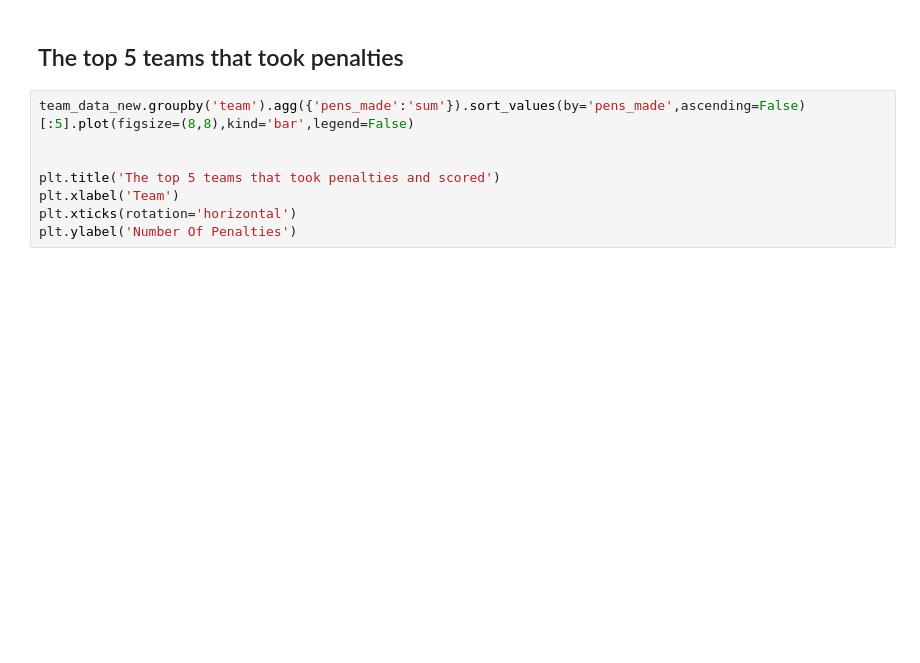
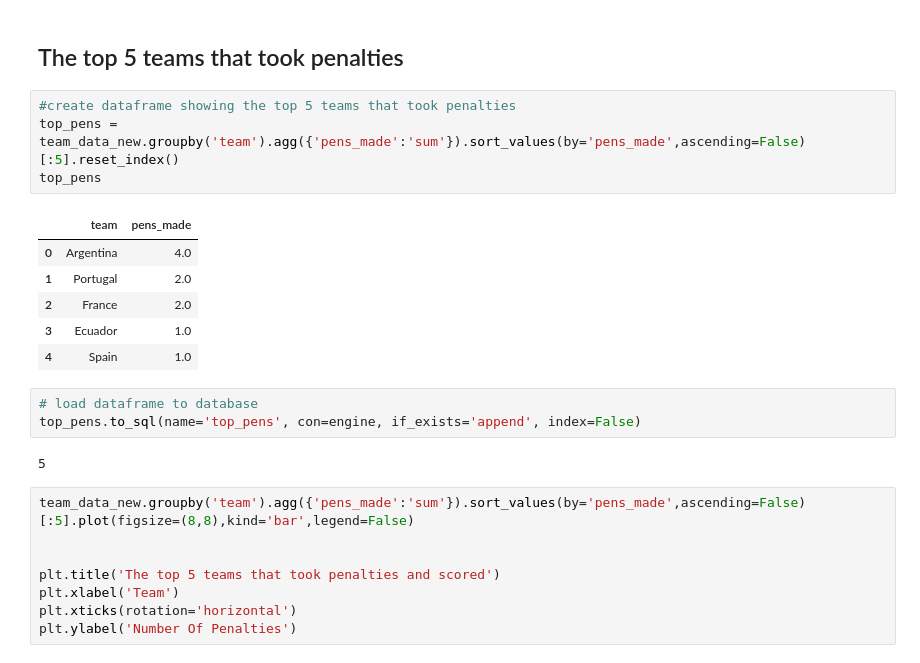
Before and after one commit to HJandu/ETL_Project_2, a Jupyter notebook: Fifa_project2.ipynb, the cells around one changed output. Drawn from its saved outputs; the diff is of its cells as text; blank space fills up the shorter version.

```diff
--- a/Fifa_project2.ipynb
+++ b/Fifa_project2.ipynb
@@ -234,6 +226,22 @@ Text(0, 0.5, 'Minutes')
 [figure]
 # %% [markdown]
 ## The top 5 teams that took penalties
+# %%
+#create dataframe showing the top 5 teams that took penalties
+top_pens = team_data_new.groupby('team').agg({'pens_made':'sum'}).sort_values(by='pens_made',ascending=False)[:5].reset_index()
+top_pens
+# %% [output]
+|  | team | pens_made |
+| 0 | Argentina | 4.0 |
+| 1 | Portugal | 2.0 |
+| 2 | France | 2.0 |
+| 3 | Ecuador | 1.0 |
+| 4 | Spain | 1.0 |
+# %%
+# load dataframe to database
+top_pens.to_sql(name='top_pens', con=engine, if_exists='append', index=False)
+# %% [output]
+5
 # %%
 team_data_new.groupby('team').agg({'pens_made':'sum'}).sort_values(by='pens_made',ascending=False)[:5].plot(figsize=(8,8),kind='bar',legend=False)
 
```
Also changed, not shown: parts of 15 cells of this notebook.
